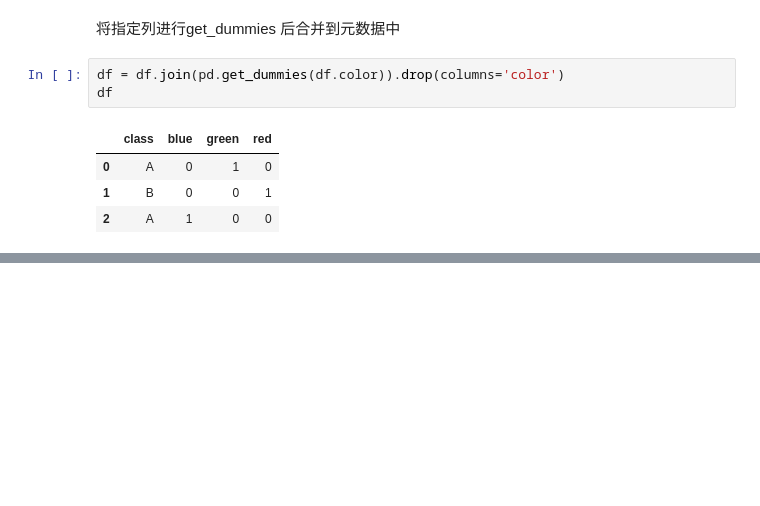
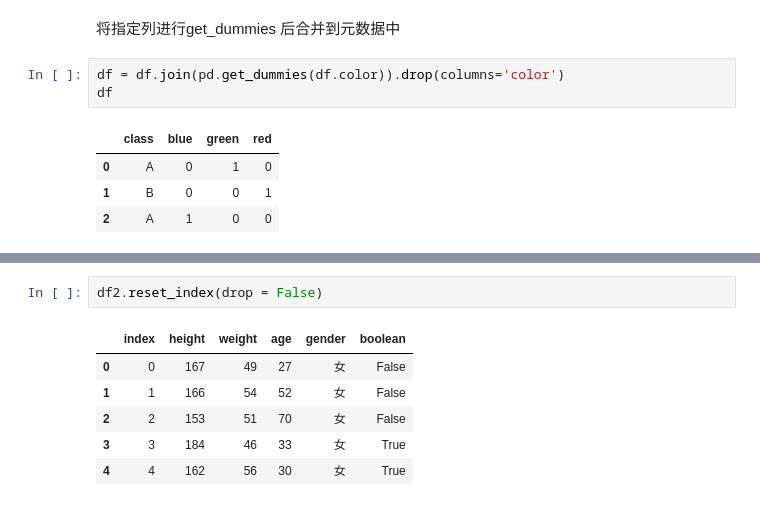
Before and after one commit to jackaihfia2334/Github, a Jupyter notebook: python/pd_np学习笔记.ipynb, the cells around one changed output, grey strips where cells are left out. Saved outputs shown, nothing was run; the diff lists cells and outputs as text; blank space fills up the shorter version.

```diff
--- a/python/pd_np学习笔记.ipynb
+++ b/python/pd_np学习笔记.ipynb
@@ -272,0 +367,9 @@ df
+# %%
+df2.reset_index(drop = False)
+# %% [output]
+|  | index | height | weight | age | gender | boolean |
+| 0 | 0 | 167 | 49 | 27 | 女 | False |
+| 1 | 1 | 166 | 54 | 52 | 女 | False |
+| 2 | 2 | 153 | 51 | 70 | 女 | False |
+| 3 | 3 | 184 | 46 | 33 | 女 | True |
+| 4 | 4 | 162 | 56 | 30 | 女 | True |
```
Also changed, not shown: parts of 12 cells of this notebook.
